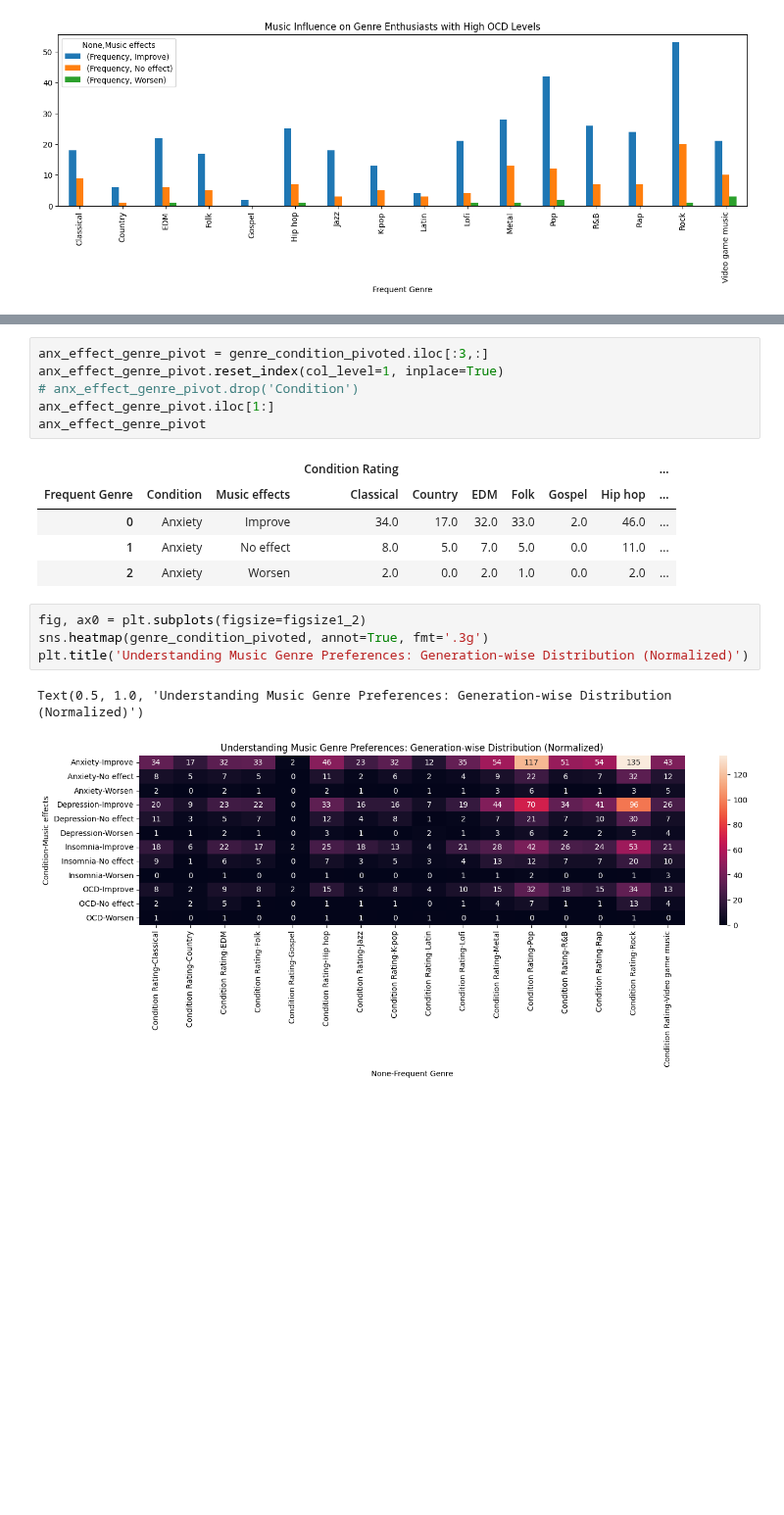
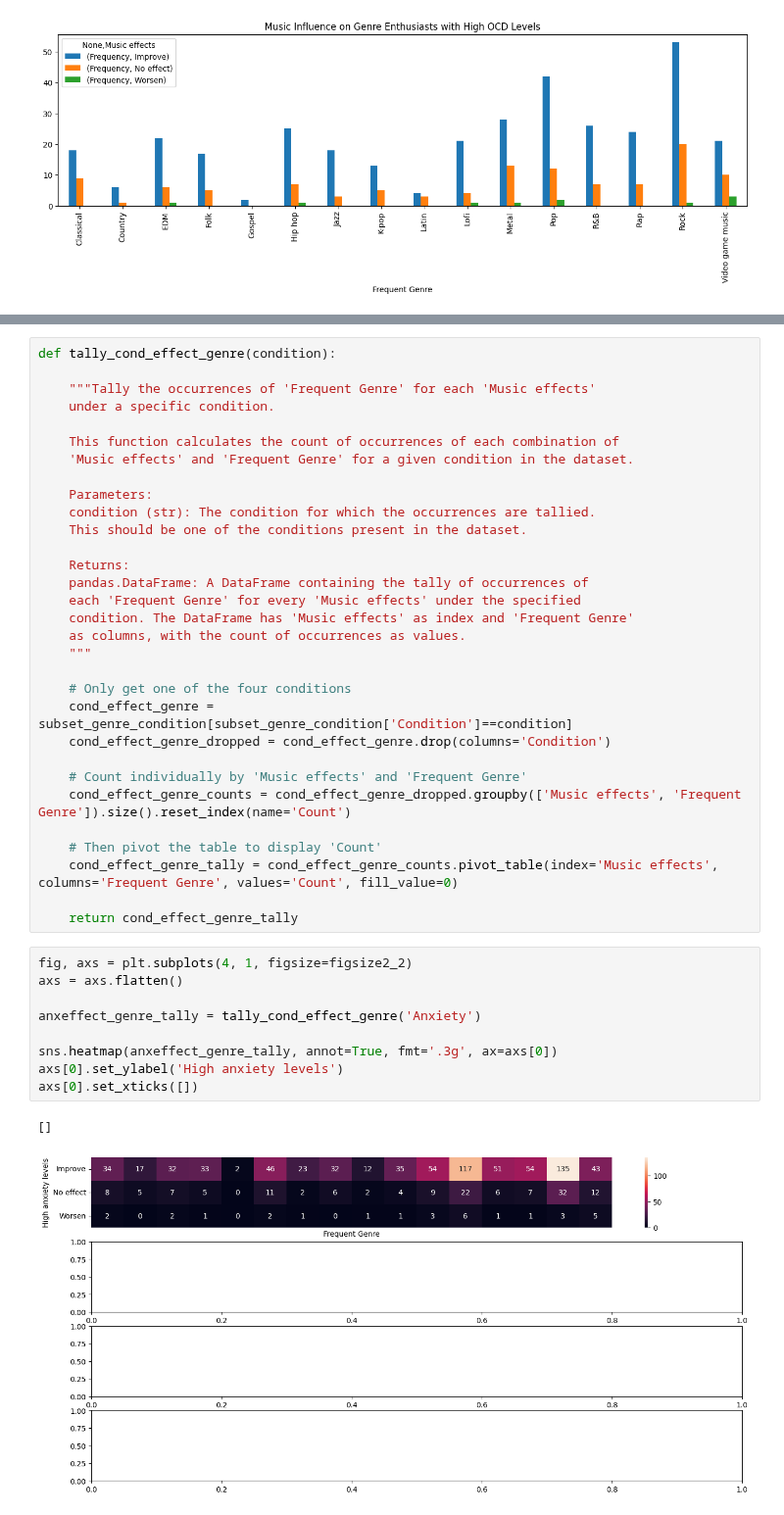
Before and after one commit to mlcuadra1/Mental-Health-x-Music-EDA, a Jupyter notebook: notebooks/Script 2 - EDA.ipynb, the cells around one changed output, grey strips where cells are left out. Shown at 98% size. Cells and saved outputs as stored; diff of their text form; blank space fills up the shorter version.

```diff
--- a/notebooks/Script 2 - EDA.ipynb
+++ b/notebooks/Script 2 - EDA.ipynb
@@ -464,19 +444,43 @@ genre_condition_pivoted
-# %%
-anx_effect_genre_pivot = genre_condition_pivoted.iloc[:3,:]
-anx_effect_genre_pivot.reset_index(col_level=1, inplace=True)
-# anx_effect_genre_pivot.drop('Condition')
-anx_effect_genre_pivot.iloc[1:]
-anx_effect_genre_pivot
-# %% [output]
-|  |  |  | Condition Rating |  |  |  |  |  | ... |
-| Frequent Genre | Condition | Music effects | Classical | Country | EDM | Folk | Gospel | Hip hop | ... |
-| 0 | Anxiety | Improve | 34.0 | 17.0 | 32.0 | 33.0 | 2.0 | 46.0 | ... |
-| 1 | Anxiety | No effect | 8.0 | 5.0 | 7.0 | 5.0 | 0.0 | 11.0 | ... |
-| 2 | Anxiety | Worsen | 2.0 | 0.0 | 2.0 | 1.0 | 0.0 | 2.0 | ... |
-# %%
-fig, ax0 = plt.subplots(figsize=figsize1_2)
-sns.heatmap(genre_condition_pivoted, annot=True, fmt='.3g')
-plt.title('Understanding Music Genre Preferences: Generation-wise Distribution (Normalized)')
-# %% [output]
-Text(0.5, 1.0, 'Understanding Music Genre Preferences: Generation-wise Distribution (Normalized)')
-[figure, removed]
+# %%
+def tally_cond_effect_genre(condition):
+
+    """Tally the occurrences of 'Frequent Genre' for each 'Music effects'
+    under a specific condition.
+
+    This function calculates the count of occurrences of each combination of
+    'Music effects' and 'Frequent Genre' for a given condition in the dataset.
+
+    Parameters:
+    condition (str): The condition for which the occurrences are tallied.
+    This should be one of the conditions present in the dataset.
+
+    Returns:
+    pandas.DataFrame: A DataFrame containing the tally of occurrences of
+    each 'Frequent Genre' for every 'Music effects' under the specified
+    condition. The DataFrame has 'Music effects' as index and 'Frequent Genre'
+    as columns, with the count of occurrences as values.
+    """
+
+    # Only get one of the four conditions
+    cond_effect_genre = subset_genre_condition[subset_genre_condition['Condition']==condition]
+    cond_effect_genre_dropped = cond_effect_genre.drop(columns='Condition')
+
+    # Count individually by 'Music effects' and 'Frequent Genre'
+    cond_effect_genre_counts = cond_effect_genre_dropped.groupby(['Music effects', 'Frequent Genre']).size().reset_index(name='Count')
+
+    # Then pivot the table to display 'Count'
+    cond_effect_genre_tally = cond_effect_genre_counts.pivot_table(index='Music effects', columns='Frequent Genre', values='Count', fill_value=0)
+
+    return cond_effect_genre_tally
+# %%
+fig, axs = plt.subplots(4, 1, figsize=figsize2_2)
+axs = axs.flatten()
+
+anxeffect_genre_tally = tally_cond_effect_genre('Anxiety')
+
+sns.heatmap(anxeffect_genre_tally, annot=True, fmt='.3g', ax=axs[0])
+axs[0].set_ylabel('High anxiety levels')
+axs[0].set_xticks([])
+# %% [output]
+[]
+[figure, added]
```
Also changed, not shown: parts of 2 cells of this notebook.
